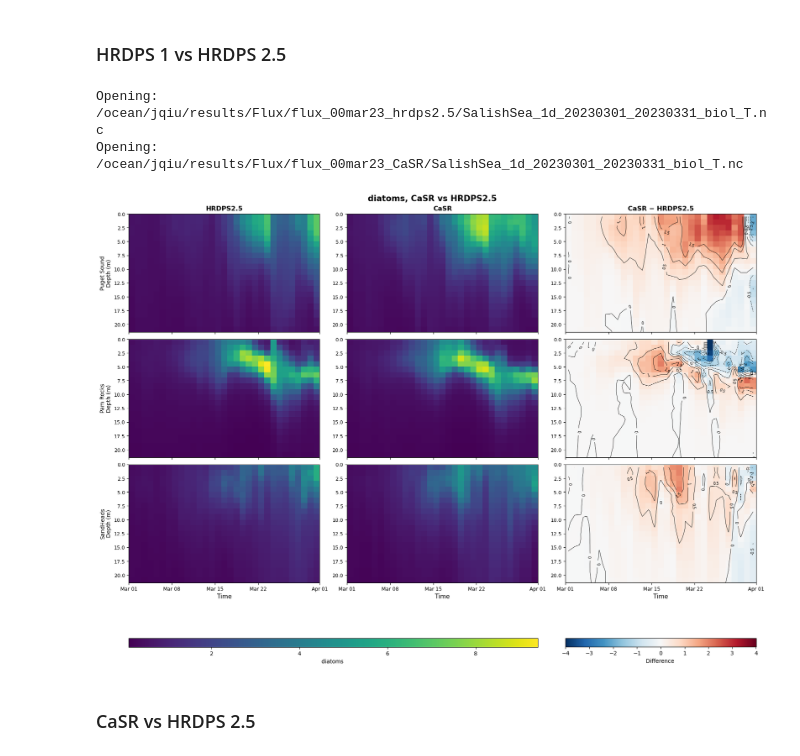
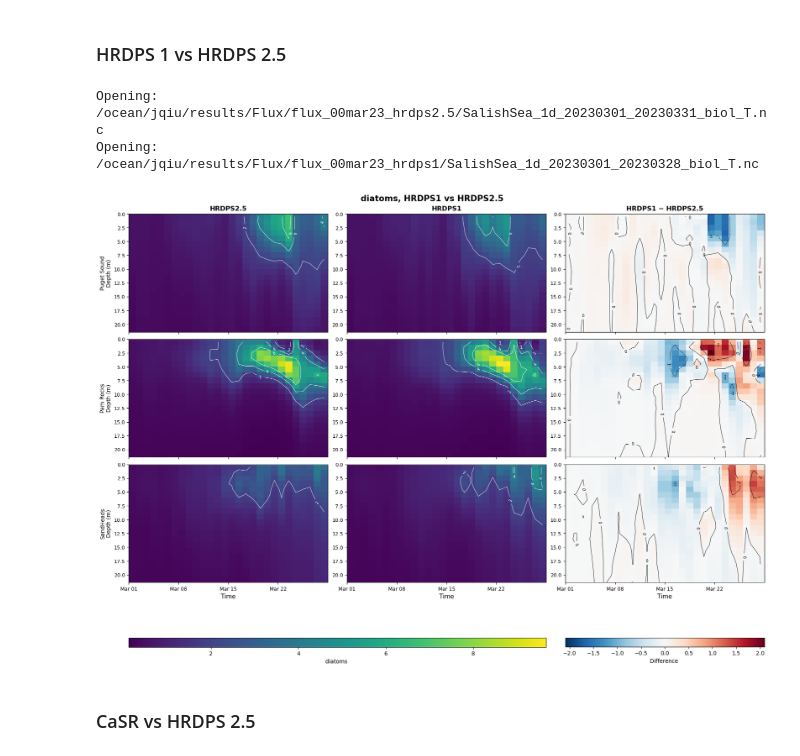
Before and after one commit to SalishSeaCast/analysis-junqi, a Jupyter notebook: Analysis_Atmospheric_Forcing/Analysis_results_comparison/Analysis_Profiles/Profiles_Mar.ipynb, the cells around one changed output. Saved outputs shown, nothing was run; the diff lists cells and outputs as text; code cells hidden in the pictures.

```diff
--- a/Analysis_Atmospheric_Forcing/Analysis_results_comparison/Analysis_Profiles/Profiles_Mar.ipynb
+++ b/Analysis_Atmospheric_Forcing/Analysis_results_comparison/Analysis_Profiles/Profiles_Mar.ipynb
@@ -2836,7 +2836,7 @@ from pathlib import Path
 # ============================================================
 
 MONTH = "Mar"
-EXPERIMENT = "CaSR"       # HRDPS1 / CaSR / HRDPS10
+EXPERIMENT = "HRDPS1"       # HRDPS1 / CaSR / HRDPS10
 REFERENCE = "HRDPS2.5"
 
 VARIABLE = "diatoms"       # votemper / vosaline / nitrate
@@ -2878,7 +2878,8 @@ CONTOUR_LEVELS = np.arange(0, 8, 2)
 DIFF_CONTOUR_LEVELS = np.arange(-4, 4, 1)
 
 SHOW_CONTOUR_LABELS = True
-CONTOUR_COLOR = "black"
+CONTOUR_COLOR = "white"
+DIFF_CONTOUR_COLOR = "black"
 CONTOUR_LINEWIDTH = 0.6
 
 # Units (change as needed)
@@ -3007,7 +3008,8 @@ def plot_time_depth(
     vmin,
     vmax,
     contour_levels=None,
-    norm=None
+    norm=None,
+    contour_color="white"
 ):
     time = pd.to_datetime(da.time_counter.values)
     depth = da.deptht.values
@@ -3033,18 +3035,18 @@ def plot_time_depth(
             depth,
             values,
             levels=contour_levels,
-            colors=CONTOUR_COLOR,
+            colors=contour_color,
             linewidths=CONTOUR_LINEWIDTH
         )
 
-        if SHOW_CONTOUR_LABELS:
-            ax.clabel(
-                cs,
-                inline=True,
-                fontsize=7,
-                fmt="%g"
-            )
-
+    if SHOW_CONTOUR_LABELS:
+        ax.clabel(
+            cs,
+            inline=True,
+            fontsize=7,
+            fmt="%g",
+            colors=contour_color
+        )
     # Depth increases downward.
     ax.invert_yaxis()
 
@@ -3147,24 +3149,29 @@ def plot_comparison():
     # Plot each station.
     for i, (station, ref, exp, diff) in enumerate(all_data):
 
+        # Reference: white contours
         m_ref = plot_time_depth(
             axes[i, 0],
             ref,
             CMAP,
             vmin,
             vmax,
-            contour_levels=CONTOUR_LEVELS
+            contour_levels=CONTOUR_LEVELS,
+            contour_color=CONTOUR_COLOR
         )
 
+        # Experiment: white contours
         m_exp = plot_time_depth(
             axes[i, 1],
             exp,
             CMAP,
             vmin,
             vmax,
-            contour_levels=CONTOUR_LEVELS
+            contour_levels=CONTOUR_LEVELS,
+            contour_color=CONTOUR_COLOR
         )
 
+        # Difference: black contours
         m_diff = plot_time_depth(
             axes[i, 2],
             diff,
@@ -3172,7 +3179,8 @@ def plot_comparison():
             None,
             None,
             contour_levels=DIFF_CONTOUR_LEVELS,
-            norm=diff_norm
+            norm=diff_norm,
+            contour_color=DIFF_CONTOUR_COLOR
         )
 
         # Same depth range across the three panels.
@@ -3229,35 +3237,35 @@ def plot_comparison():
         aspect=22
     )
     cbar_diff.set_label(
         f"Difference ", fontsize=10
     )
 
     fig.suptitle(
         f"{VARIABLE}, "
         f"{EXPERIMENT} vs {REFERENCE}",
         fontsize=15,
         fontweight="bold"
     )
 
 
 
     plt.show()
 
     ds_ref.close()
     ds_exp.close()
 
     return fig, axes
 
 
 # ============================================================
 # 7. RUN
 # ============================================================
 
 fig, axes = plot_comparison()
 # %% [output]
 Opening: /ocean/jqiu/results/Flux/flux_00mar23_hrdps2.5/SalishSea_1d_20230301_20230331_biol_T.nc
-Opening: /ocean/jqiu/results/Flux/flux_00mar23_CaSR/SalishSea_1d_20230301_20230331_biol_T.nc
+Opening: /ocean/jqiu/results/Flux/flux_00mar23_hrdps1/SalishSea_1d_20230301_20230328_biol_T.nc
-[figure, old version]
+[figure, new version]
 # %% [markdown]
 ### CaSR vs HRDPS 2.5
 # %%
```
Also changed, not shown: parts of 1 cell of this notebook, 1 other file.
